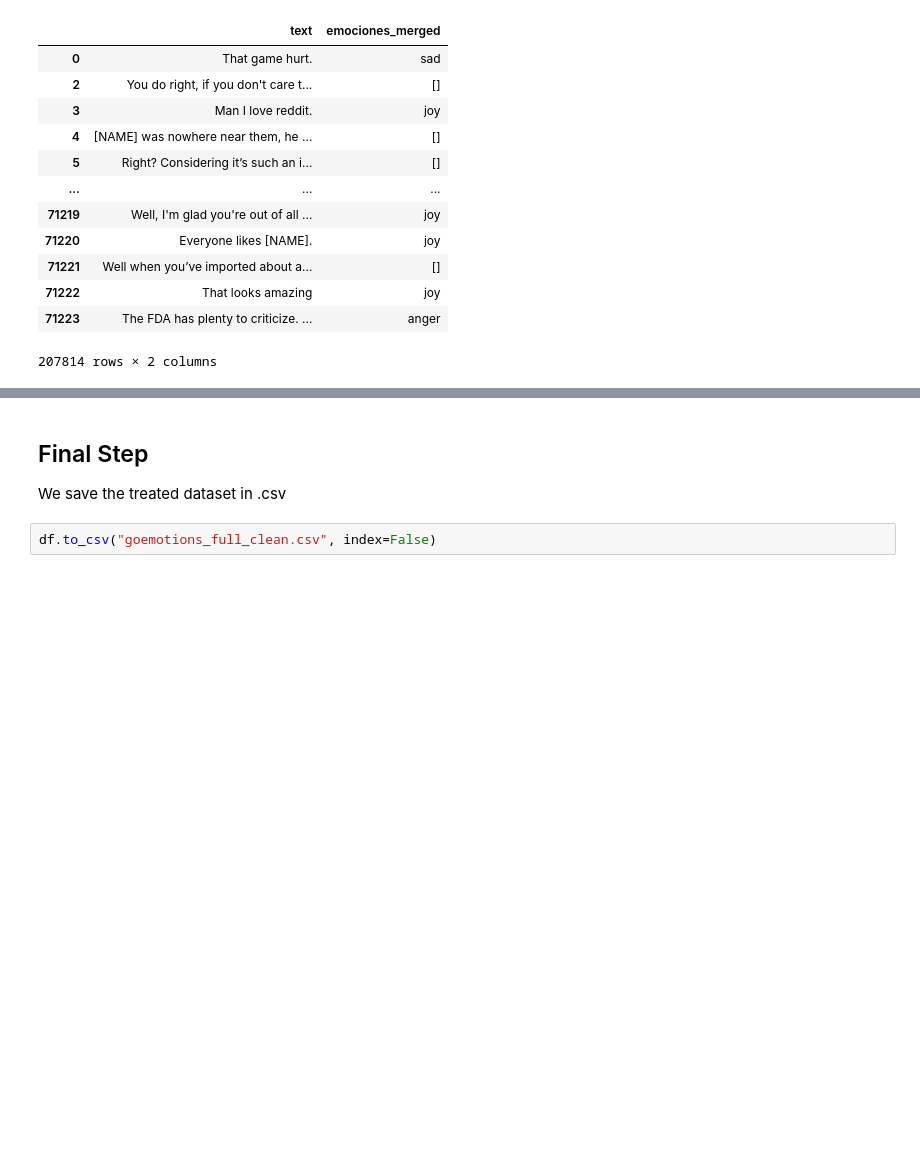
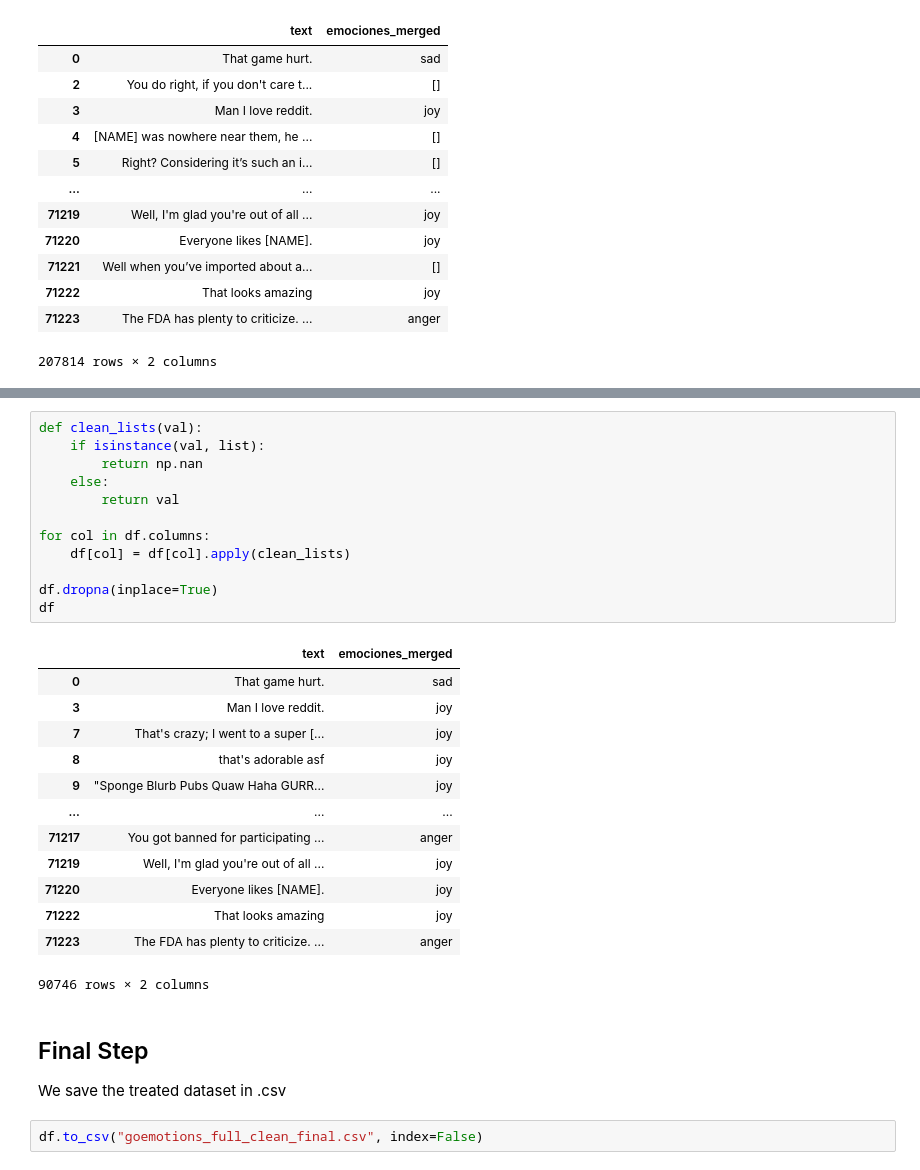
Before and after one commit to 4GeeksAcademy/sp-ml-17-final-project-g1, a Jupyter notebook: notebooks/go-emotions copy.ipynb, the cells around one changed output, grey strips where cells are left out. Cells and saved outputs as stored; diff of their text form; blank space fills up the shorter version.

```diff
--- a/notebooks/go-emotions copy.ipynb
+++ b/notebooks/go-emotions copy.ipynb
@@ -206,5 +219,31 @@ df
+# %%
+def clean_lists(val):
+    if isinstance(val, list):
+        return np.nan
+    else:
+        return val
+
+for col in df.columns:
+    df[col] = df[col].apply(clean_lists)
+
+df.dropna(inplace=True)
+df
+# %% [output]
+|  | text | emociones_merged |
+| 0 | That game hurt. | sad |
+| 3 | Man I love reddit. | joy |
+| 7 | That's crazy; I went to a super [... | joy |
+| 8 | that's adorable asf | joy |
+| 9 | "Sponge Blurb Pubs Quaw Haha GURR... | joy |
+| ... | ... | ... |
+| 71217 | You got banned for participating ... | anger |
+| 71219 | Well, I'm glad you're out of all ... | joy |
+| 71220 | Everyone likes [NAME]. | joy |
+| 71222 | That looks amazing | joy |
+| 71223 | The FDA has plenty to criticize. ... | anger |
+90746 rows × 2 columns
 # %% [markdown]
 ## Final Step
 We save the treated dataset in .csv
 # %%
-df.to_csv("goemotions_full_clean.csv", index=False)
+df.to_csv("goemotions_full_clean_final.csv", index=False)
```
Also changed, not shown: parts of 2 cells of this notebook, 7 other files.
